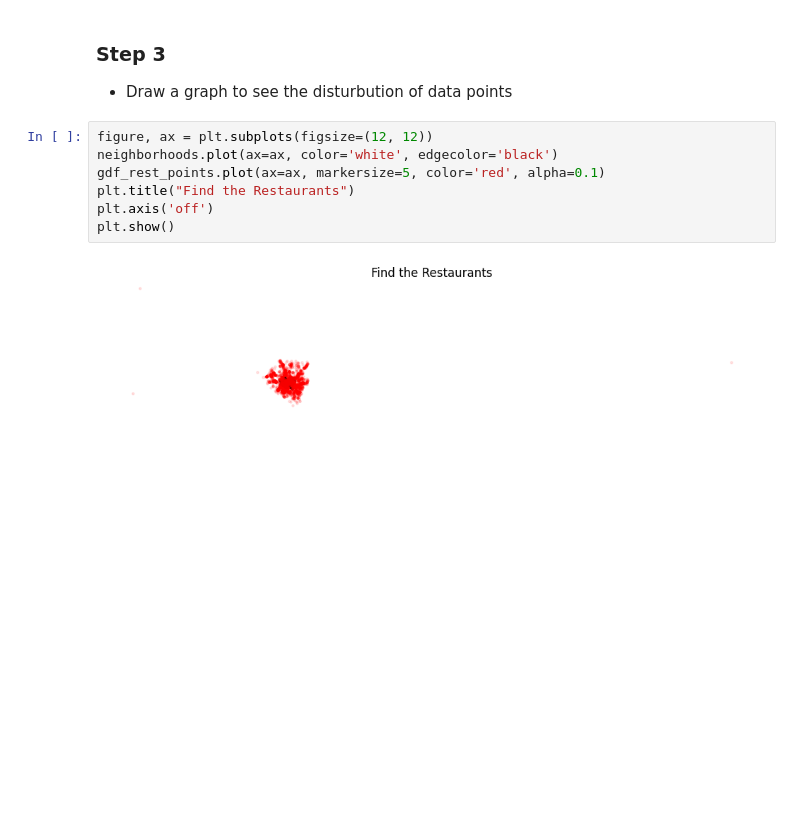
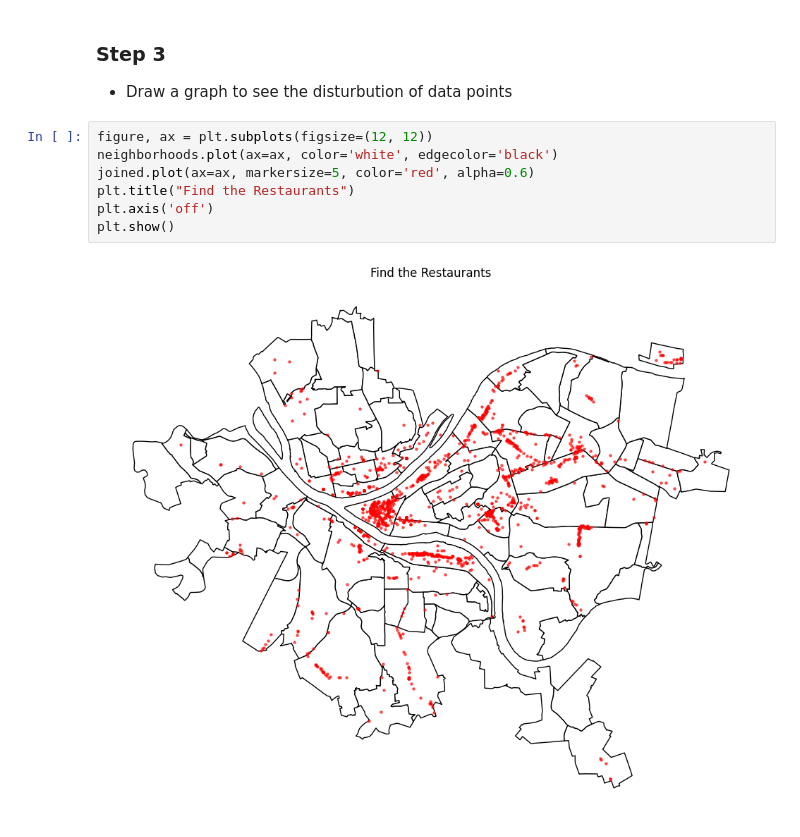
Before and after one commit to mky11w/Catnip-final-project, a Jupyter notebook: tingxu_vibe_score/notebook/location_convert.ipynb/location_convert.ipynb, the cells around one changed output. Drawn from its saved outputs; the diff is of its cells as text; blank space fills up the shorter version.

```diff
--- a/tingxu_vibe_score/notebook/location_convert.ipynb/location_convert.ipynb
+++ b/tingxu_vibe_score/notebook/location_convert.ipynb/location_convert.ipynb
@@ -88,9 +89,9 @@ Neighborhood Shapefile CRS EPSG:2272
 # %%
 figure, ax = plt.subplots(figsize=(12, 12))
 neighborhoods.plot(ax=ax, color='white', edgecolor='black')
-gdf_rest_points.plot(ax=ax, markersize=5, color='red', alpha=0.1)
+joined.plot(ax=ax, markersize=5, color='red', alpha=0.6)
 plt.title("Find the Restaurants")
 plt.axis('off')
 plt.show()
 # %% [output]
-[figure, old version]
+[figure, new version]
```
Also changed, not shown: parts of 3 cells of this notebook, 12 other files.
